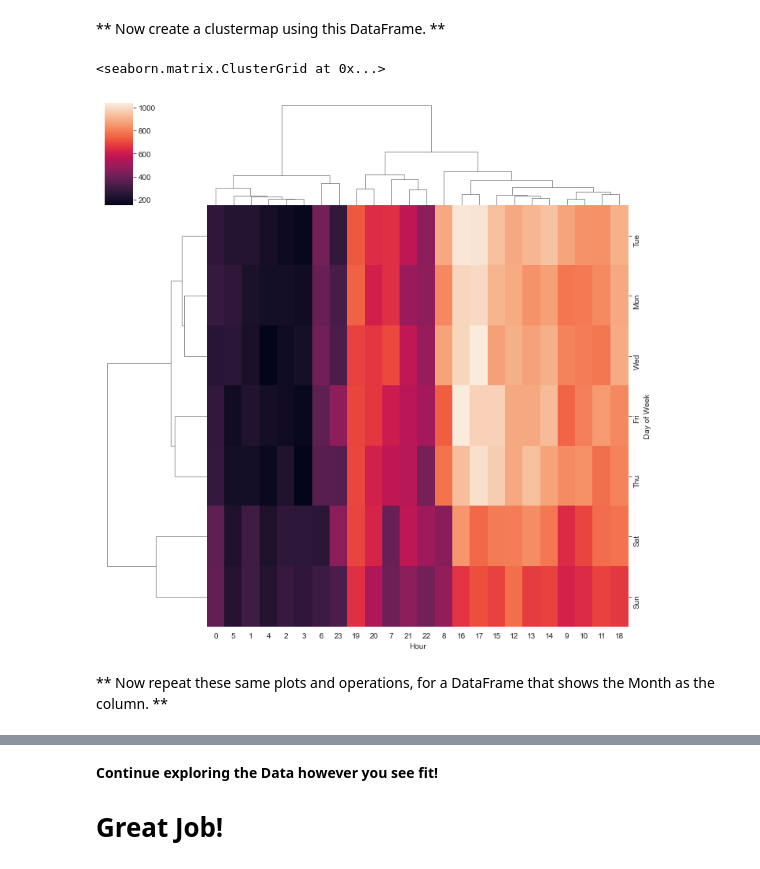
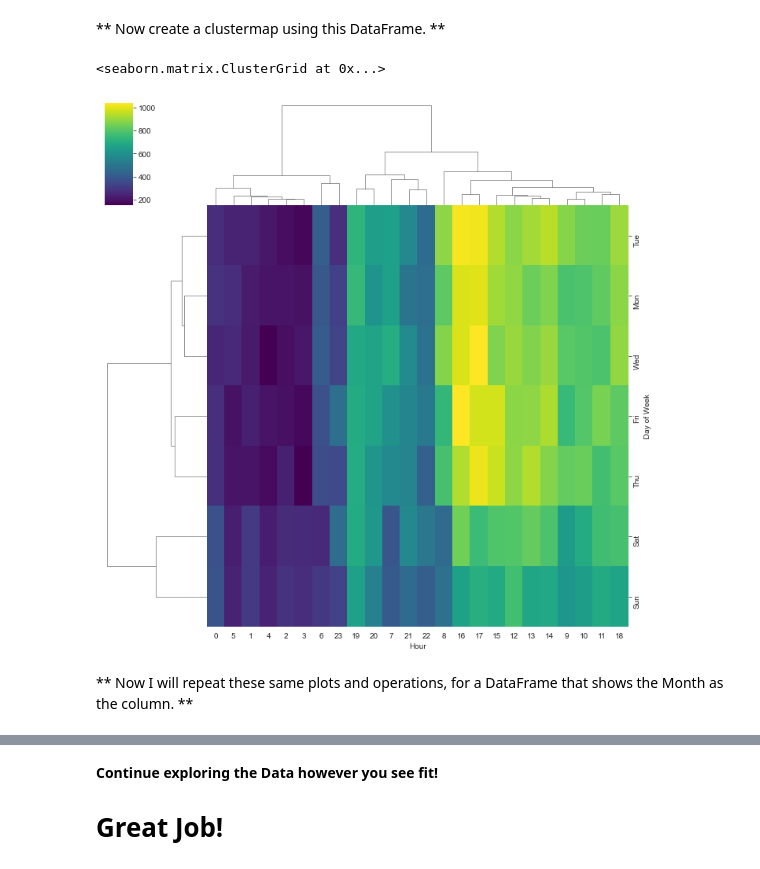
Before and after one commit to adfelt/911-Calls-Project, a Jupyter notebook: 911 Calls Data Capstone Project.ipynb, the cells around one changed output, grey strips where cells are left out. Drawn from its saved outputs; the diff is of its cells as text; code cells hidden in the pictures.

```diff
--- a/911 Calls Data Capstone Project.ipynb
+++ b/911 Calls Data Capstone Project.ipynb
@@ -312,9 +298,9 @@ sns.heatmap(day_hour, cmap='viridis')
 # %% [markdown]
 ** Now create a clustermap using this DataFrame. **
 # %%
-sns.clustermap(day_hour)
+sns.clustermap(day_hour, cmap='viridis')
 # %% [output]
 <seaborn.matrix.ClusterGrid at 0x...>
-[figure, old version]
+[figure, new version]
 # %% [markdown]
-** Now repeat these same plots and operations, for a DataFrame that shows the Month as the column. **
+** Now I will repeat these same plots and operations, for a DataFrame that shows the Month as the column. **
```
Also changed, not shown: parts of 10 cells of this notebook.
